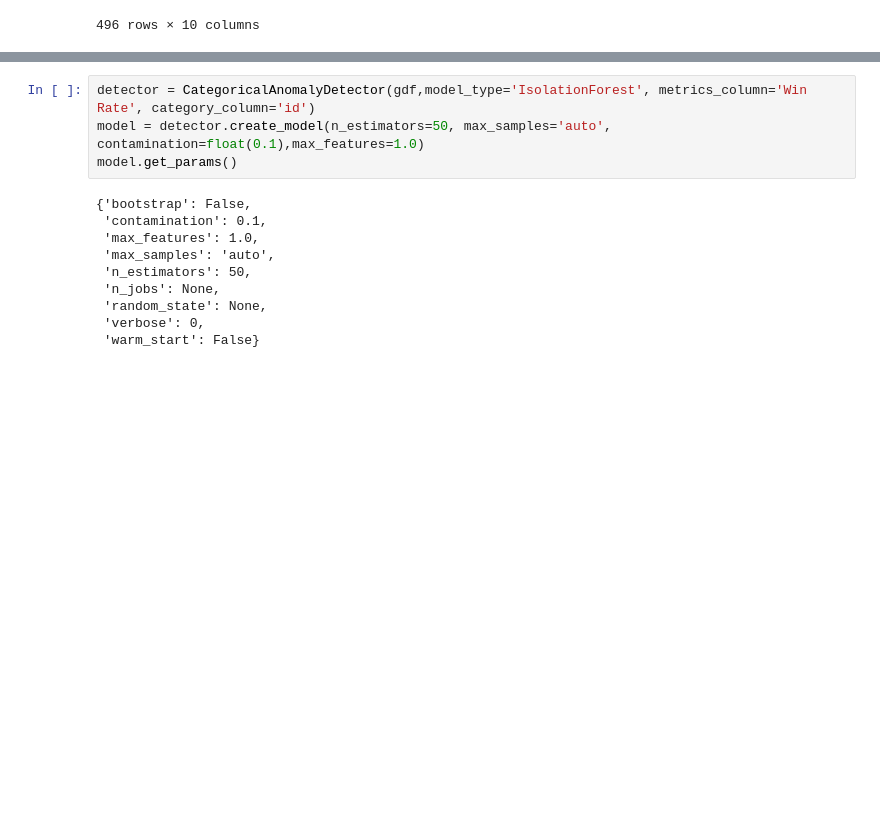
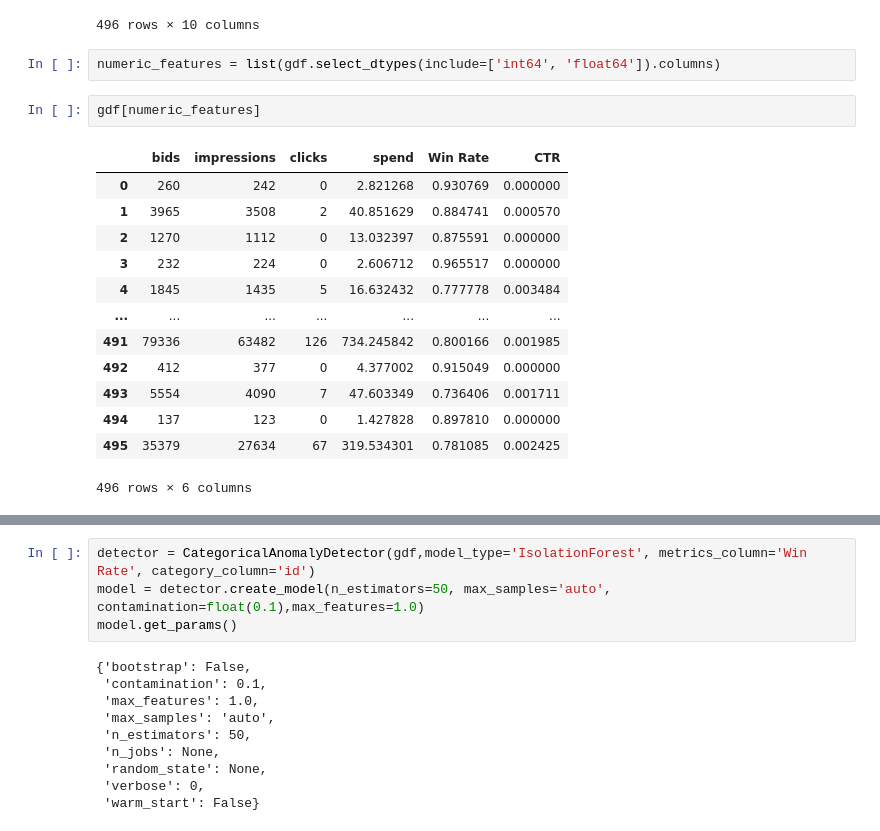
Before and after one commit to EQWorks/locussdk-collab, a Jupyter notebook: anomaly_loda.ipynb, the cells around one changed output, grey strips where cells are left out. Drawn from its saved outputs; the diff is of its cells as text; blank space fills up the shorter version.

```diff
--- a/anomaly_loda.ipynb
+++ b/anomaly_loda.ipynb
@@ -99,6 +99,24 @@ gdf
 | 494 | N2V | 35 | Ontario | POLYGON ((7133852.129 894593.783,... | 137 | 123 | 0 | 1.427828 | 0.897810 | 0.000000 |
 | 495 | N2Z | 35 | Ontario | POLYGON ((7038636.946 967733.029,... | 35379 | 27634 | 67 | 319.534301 | 0.781085 | 0.002425 |
 496 rows × 10 columns
+# %%
+numeric_features = list(gdf.select_dtypes(include=['int64', 'float64']).columns)
+# %%
+gdf[numeric_features]
+# %% [output]
+|  | bids | impressions | clicks | spend | Win Rate | CTR |
+| 0 | 260 | 242 | 0 | 2.821268 | 0.930769 | 0.000000 |
+| 1 | 3965 | 3508 | 2 | 40.851629 | 0.884741 | 0.000570 |
+| 2 | 1270 | 1112 | 0 | 13.032397 | 0.875591 | 0.000000 |
+| 3 | 232 | 224 | 0 | 2.606712 | 0.965517 | 0.000000 |
+| 4 | 1845 | 1435 | 5 | 16.632432 | 0.777778 | 0.003484 |
+| ... | ... | ... | ... | ... | ... | ... |
+| 491 | 79336 | 63482 | 126 | 734.245842 | 0.800166 | 0.001985 |
+| 492 | 412 | 377 | 0 | 4.377002 | 0.915049 | 0.000000 |
+| 493 | 5554 | 4090 | 7 | 47.603349 | 0.736406 | 0.001711 |
+| 494 | 137 | 123 | 0 | 1.427828 | 0.897810 | 0.000000 |
+| 495 | 35379 | 27634 | 67 | 319.534301 | 0.781085 | 0.002425 |
+496 rows × 6 columns
 # %%
 from typing import Union
 import json
```
Also changed, not shown: parts of 7 cells of this notebook.
